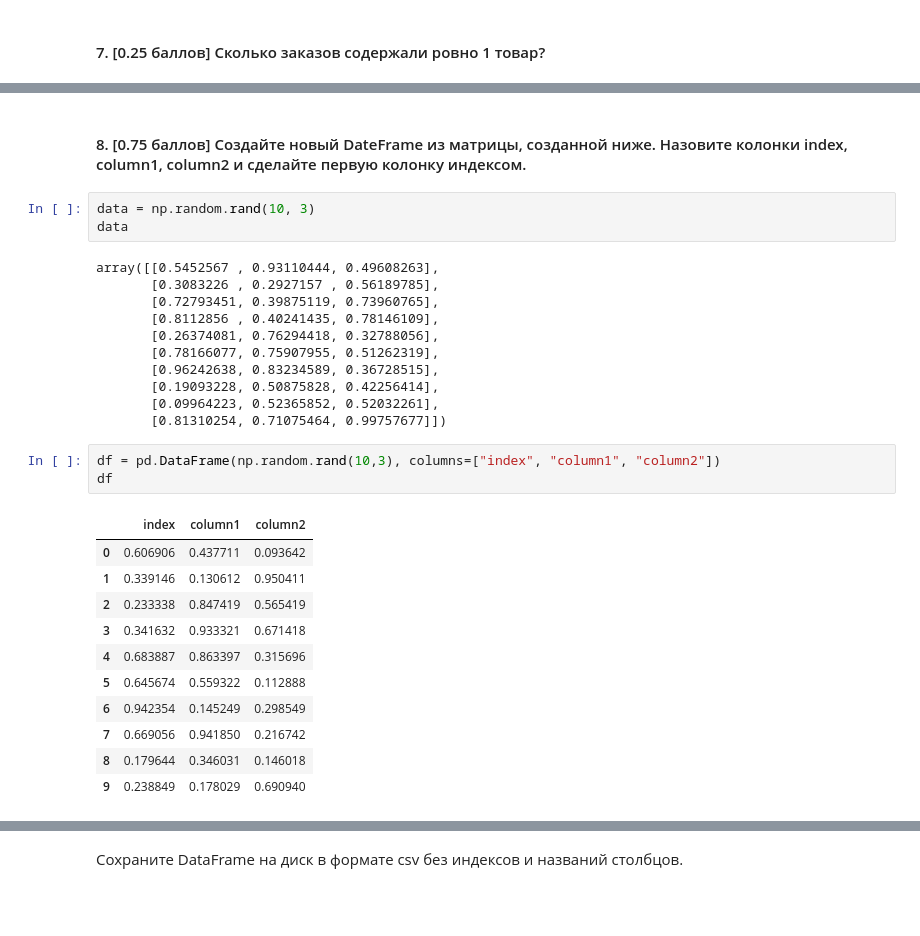
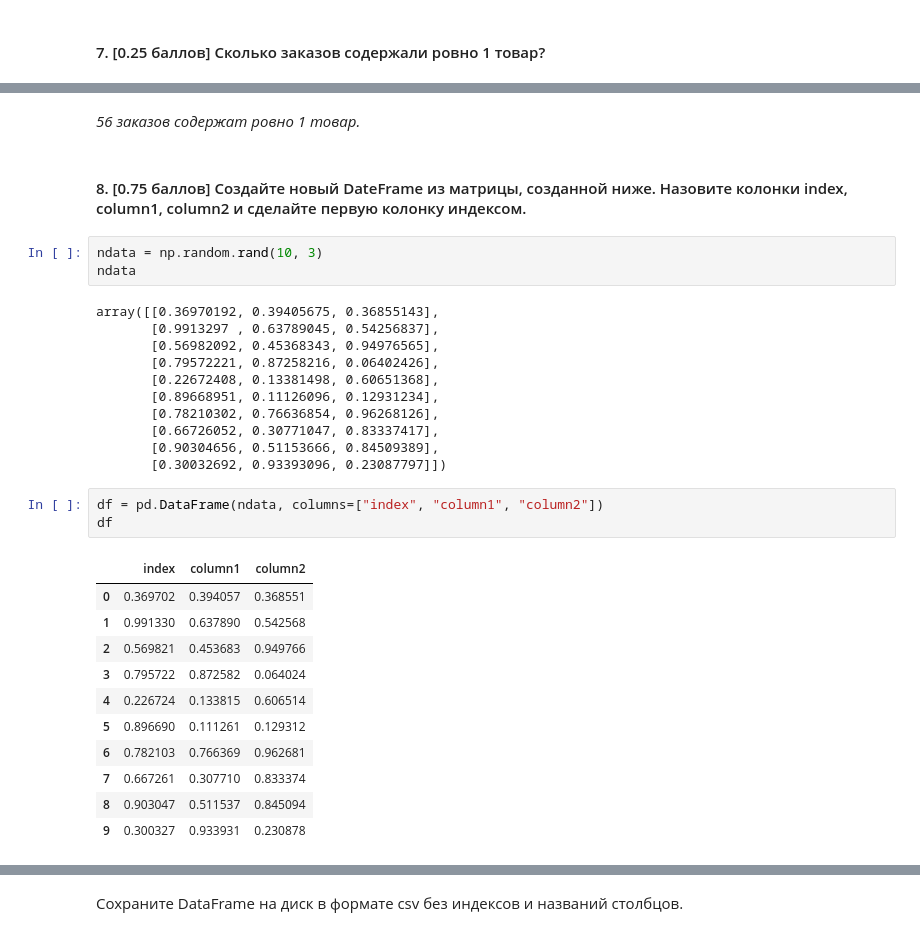
Before and after one commit to hse-mlearn/ha-01-natakolesnik, a Jupyter notebook: homework-practice-01.ipynb, the cells around one changed output, grey strips where cells are left out. Drawn from its saved outputs; the diff is of its cells as text; blank space fills up the shorter version.

```diff
--- a/homework-practice-01.ipynb
+++ b/homework-practice-01.ipynb
@@ -411,37 +339,39 @@ data5
 quantity    56
 prices      56
 dtype: int64
+# %% [markdown]
+*56 заказов содержат ровно 1 товар.*
 # %% [markdown]
 #### 8. [0.75 баллов] Создайте новый DateFrame из матрицы, созданной ниже. Назовите колонки index, column1, column2 и сделайте первую колонку индексом.
 # %%
-data = np.random.rand(10, 3)
-data
+ndata = np.random.rand(10, 3)
+ndata
 # %% [output]
-array([[0.5452567 , 0.93110444, 0.49608263],
-       [0.3083226 , 0.2927157 , 0.56189785],
-       [0.72793451, 0.39875119, 0.73960765],
-       [0.8112856 , 0.40241435, 0.78146109],
-       [0.26374081, 0.76294418, 0.32788056],
-       [0.78166077, 0.75907955, 0.51262319],
-       [0.96242638, 0.83234589, 0.36728515],
-       [0.19093228, 0.50875828, 0.42256414],
-       [0.09964223, 0.52365852, 0.52032261],
-       [0.81310254, 0.71075464, 0.99757677]])
+array([[0.36970192, 0.39405675, 0.36855143],
+       [0.9913297 , 0.63789045, 0.54256837],
+       [0.56982092, 0.45368343, 0.94976565],
+       [0.79572221, 0.87258216, 0.06402426],
+       [0.22672408, 0.13381498, 0.60651368],
+       [0.89668951, 0.11126096, 0.12931234],
+       [0.78210302, 0.76636854, 0.96268126],
+       [0.66726052, 0.30771047, 0.83337417],
+       [0.90304656, 0.51153666, 0.84509389],
+       [0.30032692, 0.93393096, 0.23087797]])
 # %%
-df = pd.DataFrame(np.random.rand(10,3), columns=["index", "column1", "column2"])
+df = pd.DataFrame(ndata, columns=["index", "column1", "column2"])
 df
 # %% [output]
 |  | index | column1 | column2 |
-| 0 | 0.606906 | 0.437711 | 0.093642 |
-| 1 | 0.339146 | 0.130612 | 0.950411 |
-| 2 | 0.233338 | 0.847419 | 0.565419 |
-| 3 | 0.341632 | 0.933321 | 0.671418 |
-| 4 | 0.683887 | 0.863397 | 0.315696 |
-| 5 | 0.645674 | 0.559322 | 0.112888 |
-| 6 | 0.942354 | 0.145249 | 0.298549 |
-| 7 | 0.669056 | 0.941850 | 0.216742 |
-| 8 | 0.179644 | 0.346031 | 0.146018 |
-| 9 | 0.238849 | 0.178029 | 0.690940 |
+| 0 | 0.369702 | 0.394057 | 0.368551 |
+| 1 | 0.991330 | 0.637890 | 0.542568 |
+| 2 | 0.569821 | 0.453683 | 0.949766 |
+| 3 | 0.795722 | 0.872582 | 0.064024 |
+| 4 | 0.226724 | 0.133815 | 0.606514 |
+| 5 | 0.896690 | 0.111261 | 0.129312 |
+| 6 | 0.782103 | 0.766369 | 0.962681 |
+| 7 | 0.667261 | 0.307710 | 0.833374 |
+| 8 | 0.903047 | 0.511537 | 0.845094 |
+| 9 | 0.300327 | 0.933931 | 0.230878 |
 # %%
 df = df.set_index(df.columns[0])
 df
```
Also changed, not shown: parts of 34 cells of this notebook.
